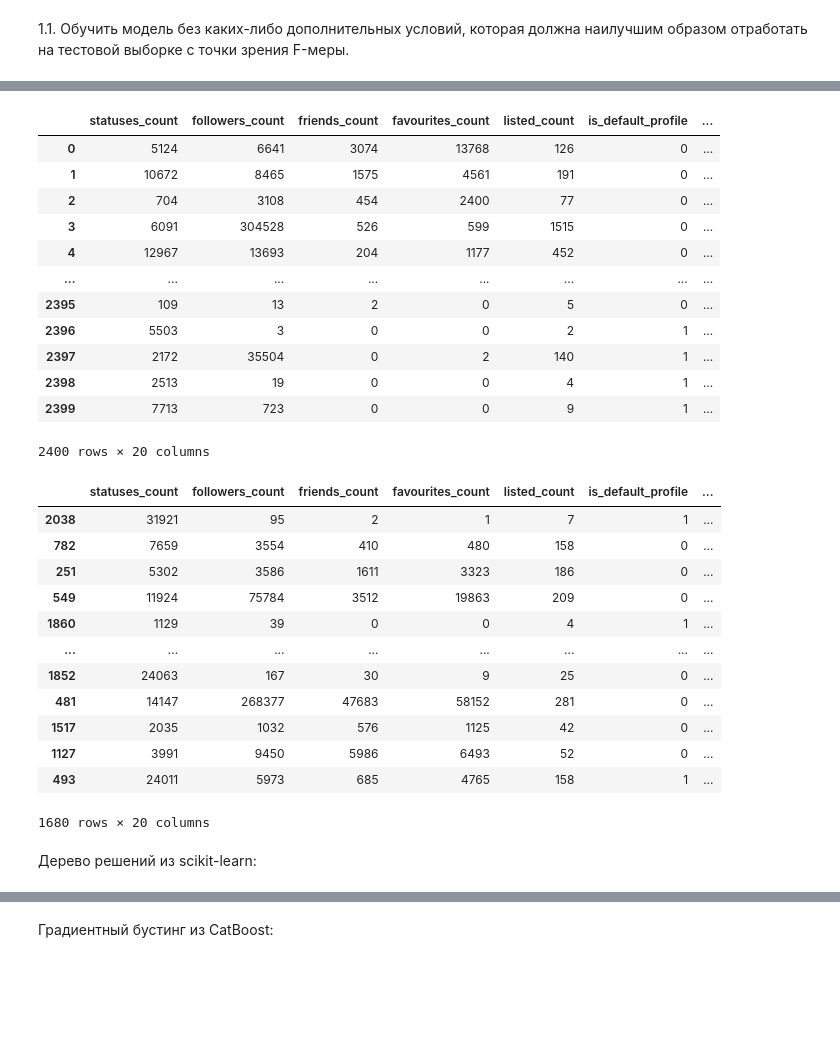
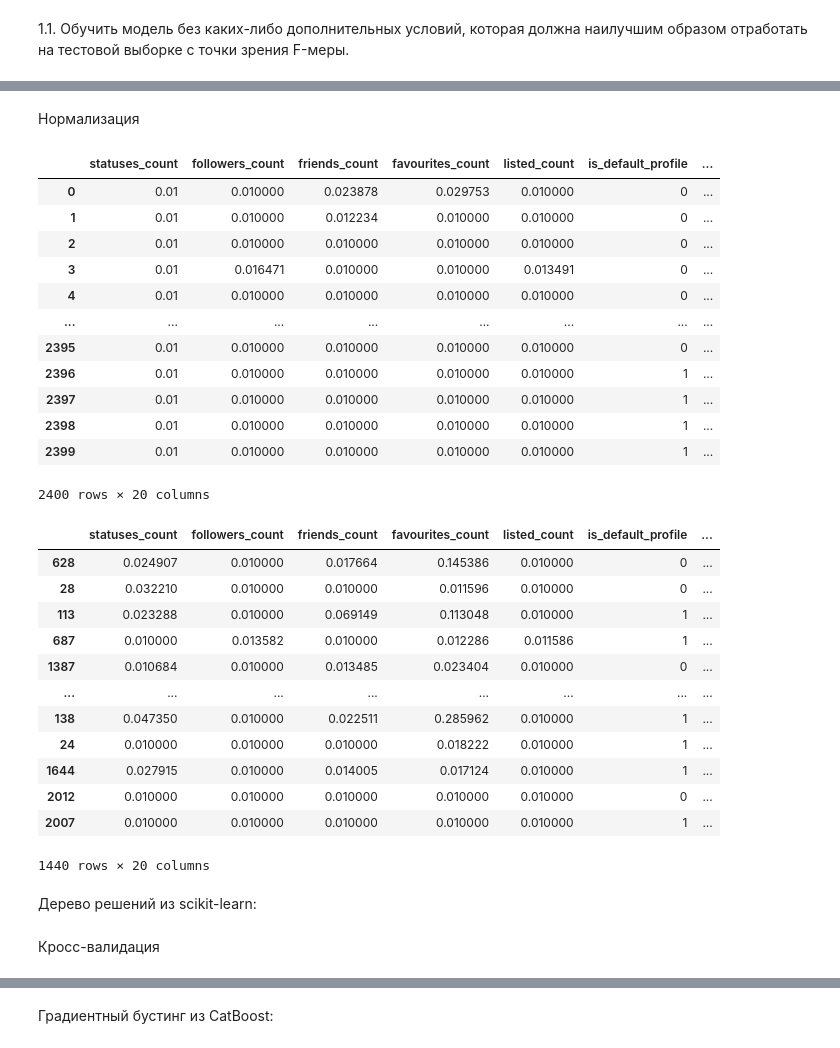
Before and after one commit to itsecd/ml-for-sec-lab1, a Jupyter notebook: Klionkin_6231_lab1.ipynb, the cells around one changed output, grey strips where cells are left out. Drawn from its saved outputs; the diff is of its cells as text; code cells hidden in the pictures; blank space fills up the shorter version.

```diff
--- a/Klionkin_6231_lab1.ipynb
+++ b/Klionkin_6231_lab1.ipynb
@@ -11,38 +26,49 @@ target = pd.read_csv("./classes_train.csv")
+# %% [markdown]
+Нормализация
 # %%
+categorical_features_cols = ['is_default_profile', 'is_profile_use_background_image', 'is_verified', 'num_digits_in_screen_name', 'num_digits_in_name']
+features = features.apply(lambda x: (x - np.min(x)) / (np.max(x) - np.min(x)))
+for col_name in (set(features) - set(categorical_features_cols)):
+    features.loc[features[col_name] < 0.01, col_name] = 0.01
+features[categorical_features_cols] = features[categorical_features_cols].astype(np.int64)
 features
 # %% [output]
 |  | statuses_count | followers_count | friends_count | favourites_count | listed_count | is_default_profile | ... |
-| 0 | 5124 | 6641 | 3074 | 13768 | 126 | 0 | ... |
-| 1 | 10672 | 8465 | 1575 | 4561 | 191 | 0 | ... |
-| 2 | 704 | 3108 | 454 | 2400 | 77 | 0 | ... |
-| 3 | 6091 | 304528 | 526 | 599 | 1515 | 0 | ... |
-| 4 | 12967 | 13693 | 204 | 1177 | 452 | 0 | ... |
+| 0 | 0.01 | 0.010000 | 0.023878 | 0.029753 | 0.010000 | 0 | ... |
+| 1 | 0.01 | 0.010000 | 0.012234 | 0.010000 | 0.010000 | 0 | ... |
+| 2 | 0.01 | 0.010000 | 0.010000 | 0.010000 | 0.010000 | 0 | ... |
+| 3 | 0.01 | 0.016471 | 0.010000 | 0.010000 | 0.013491 | 0 | ... |
+| 4 | 0.01 | 0.010000 | 0.010000 | 0.010000 | 0.010000 | 0 | ... |
 | ... | ... | ... | ... | ... | ... | ... | ... |
-| 2395 | 109 | 13 | 2 | 0 | 5 | 0 | ... |
-| 2396 | 5503 | 3 | 0 | 0 | 2 | 1 | ... |
-| 2397 | 2172 | 35504 | 0 | 2 | 140 | 1 | ... |
-| 2398 | 2513 | 19 | 0 | 0 | 4 | 1 | ... |
-| 2399 | 7713 | 723 | 0 | 0 | 9 | 1 | ... |
+| 2395 | 0.01 | 0.010000 | 0.010000 | 0.010000 | 0.010000 | 0 | ... |
+| 2396 | 0.01 | 0.010000 | 0.010000 | 0.010000 | 0.010000 | 1 | ... |
+| 2397 | 0.01 | 0.010000 | 0.010000 | 0.010000 | 0.010000 | 1 | ... |
+| 2398 | 0.01 | 0.010000 | 0.010000 | 0.010000 | 0.010000 | 1 | ... |
+| 2399 | 0.01 | 0.010000 | 0.010000 | 0.010000 | 0.010000 | 1 | ... |
 2400 rows × 20 columns
 # %%
 from sklearn.model_selection import train_test_split
+from time import time_ns
 
-X_train, X_test, y_train, y_test = train_test_split(features, target, test_size=0.3, random_state=574836)
+r_state=time_ns() // (2**32 - 1)
+
+X_train, X_test, y_train, y_test = train_test_split(features, target, test_size=0.2, random_state=r_state)
+X_train, X_val, y_train, y_val = train_test_split(X_train, y_train, test_size=0.25, random_state=r_state)
 X_train
 # %% [output]
 |  | statuses_count | followers_count | friends_count | favourites_count | listed_count | is_default_profile | ... |
-| 2038 | 31921 | 95 | 2 | 1 | 7 | 1 | ... |
-| 782 | 7659 | 3554 | 410 | 480 | 158 | 0 | ... |
-| 251 | 5302 | 3586 | 1611 | 3323 | 186 | 0 | ... |
-| 549 | 11924 | 75784 | 3512 | 19863 | 209 | 0 | ... |
-| 1860 | 1129 | 39 | 0 | 0 | 4 | 1 | ... |
+| 628 | 0.024907 | 0.010000 | 0.017664 | 0.145386 | 0.010000 | 0 | ... |
+| 28 | 0.032210 | 0.010000 | 0.010000 | 0.011596 | 0.010000 | 0 | ... |
+| 113 | 0.023288 | 0.010000 | 0.069149 | 0.113048 | 0.010000 | 1 | ... |
+| 687 | 0.010000 | 0.013582 | 0.010000 | 0.012286 | 0.011586 | 1 | ... |
+| 1387 | 0.010684 | 0.010000 | 0.013485 | 0.023404 | 0.010000 | 0 | ... |
 | ... | ... | ... | ... | ... | ... | ... | ... |
-| 1852 | 24063 | 167 | 30 | 9 | 25 | 0 | ... |
-| 481 | 14147 | 268377 | 47683 | 58152 | 281 | 0 | ... |
-| 1517 | 2035 | 1032 | 576 | 1125 | 42 | 0 | ... |
-| 1127 | 3991 | 9450 | 5986 | 6493 | 52 | 0 | ... |
-| 493 | 24011 | 5973 | 685 | 4765 | 158 | 1 | ... |
+| 138 | 0.047350 | 0.010000 | 0.022511 | 0.285962 | 0.010000 | 1 | ... |
+| 24 | 0.010000 | 0.010000 | 0.010000 | 0.018222 | 0.010000 | 1 | ... |
+| 1644 | 0.027915 | 0.010000 | 0.014005 | 0.017124 | 0.010000 | 1 | ... |
+| 2012 | 0.010000 | 0.010000 | 0.010000 | 0.010000 | 0.010000 | 0 | ... |
+| 2007 | 0.010000 | 0.010000 | 0.010000 | 0.010000 | 0.010000 | 1 | ... |
-1680 rows × 20 columns
+1440 rows × 20 columns
 # %% [markdown]
 Дерево решений из scikit-learn:
 # %%
@@ -53,0 +79,2 @@ y_pred = clf.predict(X_test)
+# %% [markdown]
+Кросс-валидация
```
Also changed, not shown: parts of 37 cells of this notebook, 5 other files.
